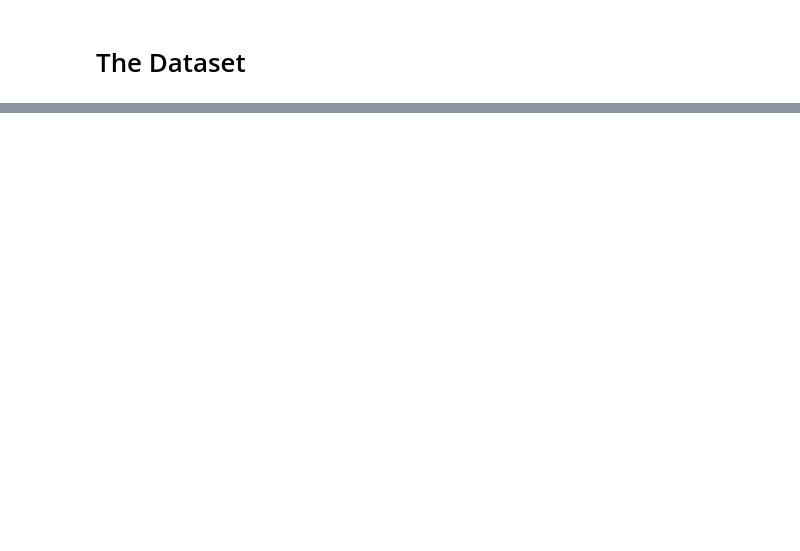
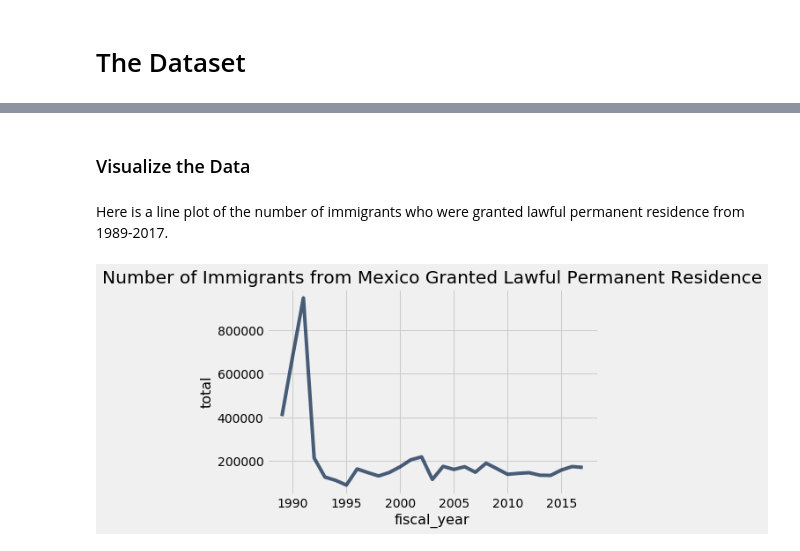
Before and after one commit to ds-modules/POLSCI-5, a Jupyter notebook: Immigration.ipynb, the cells around one changed output, grey strips where cells are left out. Drawn from its saved outputs; the diff is of its cells as text; code cells hidden in the pictures; blank space fills up the shorter version.

```diff
--- a/Immigration.ipynb
+++ b/Immigration.ipynb
@@ -45,0 +63,3 @@ The three datasets we will be looking at contain data on:
+# %%
+region_country = Table.read_table('ImmigrantsRegionCountry.csv') # read in the dataset
+region_country.show(5)
@@ -45,0 +128,4 @@ The three datasets we will be looking at contain data on:
+# %%
+#Shows only the data for the country Mexico
+mexico = region_country.where('country', 'Mexico')
+mexico.show(29)
@@ -45,0 +150,10 @@ The three datasets we will be looking at contain data on:
+# %% [markdown]
+### Visualize the Data
+# %% [markdown]
+Here is a line plot of the number of immigrants who were granted lawful permanent residence from 1989-2017.
+# %%
+mexico.plot('fiscal_year', 'total') #generates the line plot with fiscal_year on the x-axis and total on the y-axis
+plt.title('Number of Immigrants from Mexico Granted Lawful Permanent Residence') #titles the plot
+plt.show()
+# %% [output]
+[figure, added]
```
Also changed, not shown: parts of 31 cells of this notebook.
